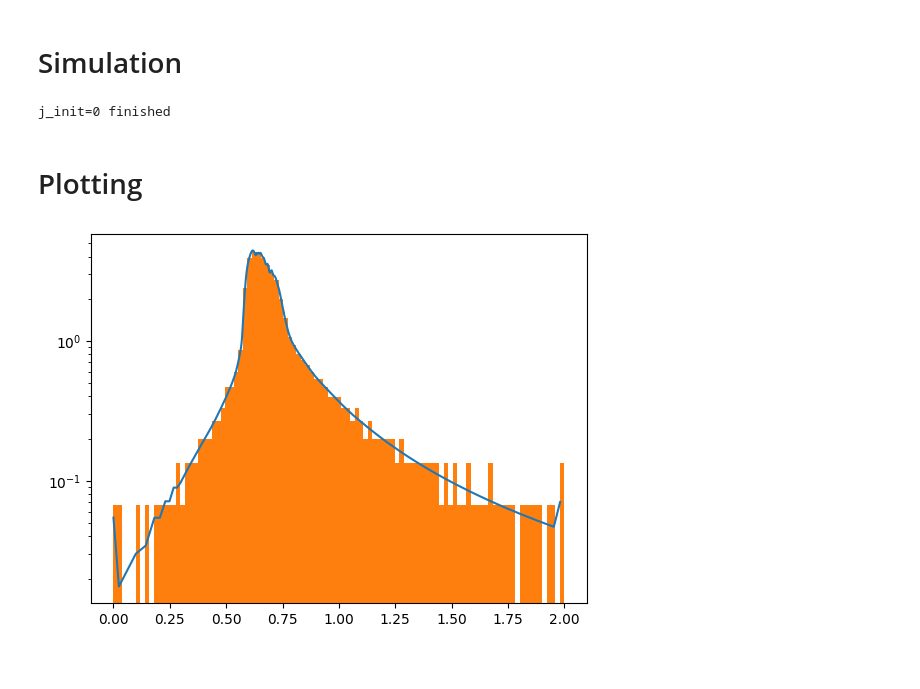
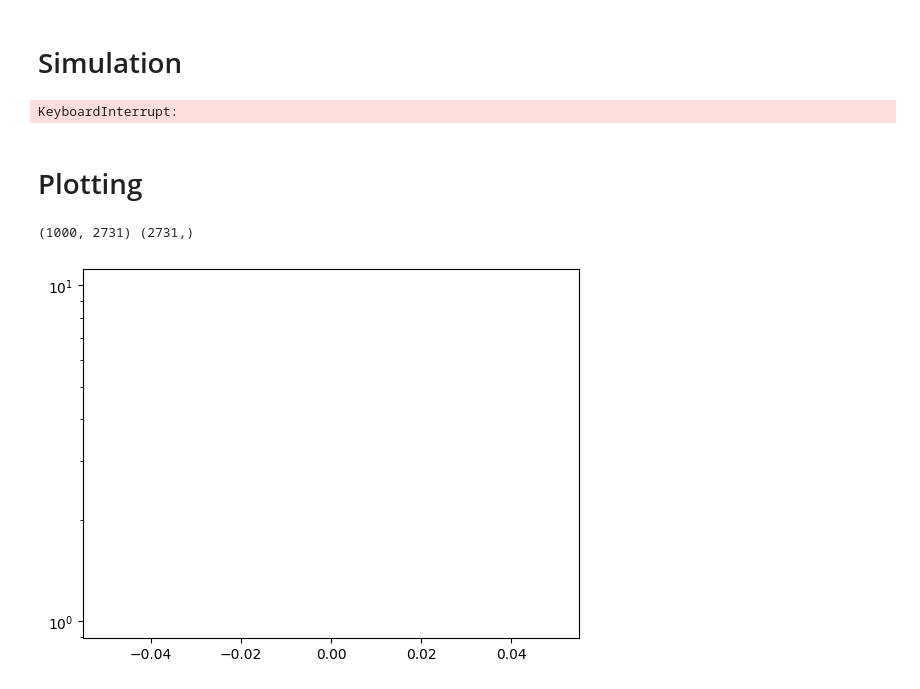
Before and after one commit to AK-Grabowsk3/NeOcs, a Jupyter notebook: analysis/NeOCS_qc_solver.ipynb, the cells around one changed output. Drawn from its saved outputs; the diff is of its cells as text; code cells hidden in the pictures.

```diff
--- a/analysis/NeOCS_qc_solver.ipynb
+++ b/analysis/NeOCS_qc_solver.ipynb
@@ -130,0 +184,15 @@ plt.colorbar()
+# %%
+
+emp_fit = Potential.default()
+
+r_arr = np.linspace( 8, 20, 300 )
+th_arr = np.linspace( 0, np.pi, 300 )
+
+
+th_gr, r_gr = np.meshgrid( th_arr, r_arr )
+
+PES_interp = emp_fit.value( r_gr, th_gr )
+PES_clip = np.clip(PES_interp * au2cm,-100, 0.001 * au2cm)
+
+plt.contourf( r_gr, th_gr, PES_clip )
+plt.colorbar()
@@ -137,42 +220,47 @@ solv = qs.Quasi_classic( m_rot = (16 + 32 + 12) * u2au,
                         )
 
 # simple_pot = lambda r, th: 2.5e7 / r**12 - 100/r**6 * ( 1 + 3 * np.cos( th )**2 + np.cos( th )**3 + np.cos( th )**10 )
-solv.set_potential( potential )
-solv.set_force( force_vect )
+solv.set_potential( emp_fit.value )
+# solv.set_force( force_vect )
 
 j_init = 0
-solv.set_hilbert_space( max_l=300,
+
+solv.set_hilbert_space( max_l=1000,
                        max_m = j_init
                        )
 
 solv.set_initial_conditions( E_col = 3700 * 3.1668105e-6,
-                            r_0 = 30.0,
+                            r_0 = 50.0,
                             l_0 = j_init
                             )
 
 solv.solve( t_max = 2 / au2ps,
            kwargs={"first_step": 1e3,
-                   "atol": 1e-7, "rtol": 1e-5}
+                   "atol": 1e-7, "rtol": 1e-5,
+                   "t_eval": np.linspace( 0, 2/au2ps, 1000 )}
            )
 
 print( f"j_init={j_init} finished" )
 
+
 pass
 # %% [output]
-j_init=0 finished
+KeyboardInterrupt:
 # %% [markdown]
 # Plotting
 # %%
-plt.plot( solv.t[:-1] * au2ps ,  1. / np.diff( solv.t ) / au2ps / solv.N_t )
-plt.hist( solv.t * au2ps, bins = 101, density=True )
+# plt.plot( solv.t[:-1] * au2ps ,  1. / np.diff( solv.t ) / au2ps / solv.N_t )
+# plt.hist( solv.t * au2ps, bins = 101, density=True )
 
 # plt.plot( solv.t[:-1] * au2ps ,  np.diff( solv.t ) )
 
+print( solv.Psi_ang.shape, solv.w_all.shape )
 plt.semilogy()
 
 pass
 # %% [output]
+(1000, 2731) (2731,)
-[figure, old version]
+[figure, new version]
 # %%
 l_max = np.max( solv.l_arr )
 rot_prob = np.zeros( (solv.N_t, l_max + 1) )
```
Also changed, not shown: parts of 9 cells of this notebook, 3 other files.
